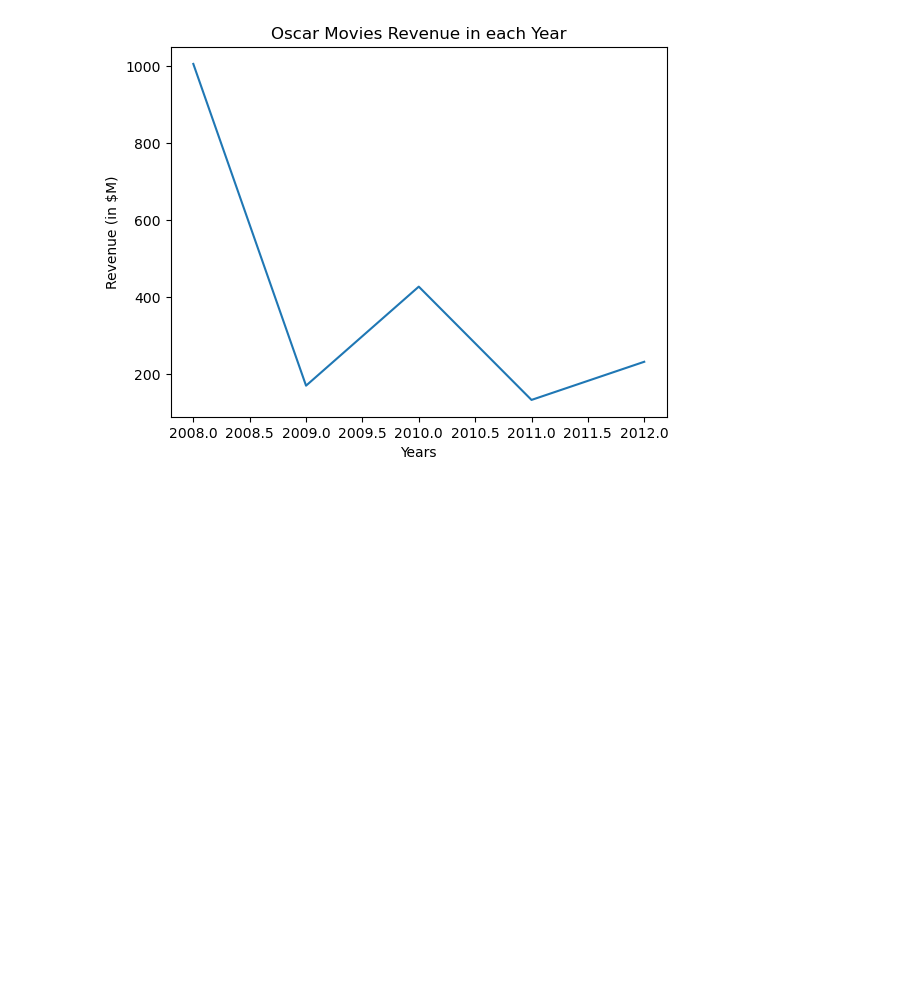
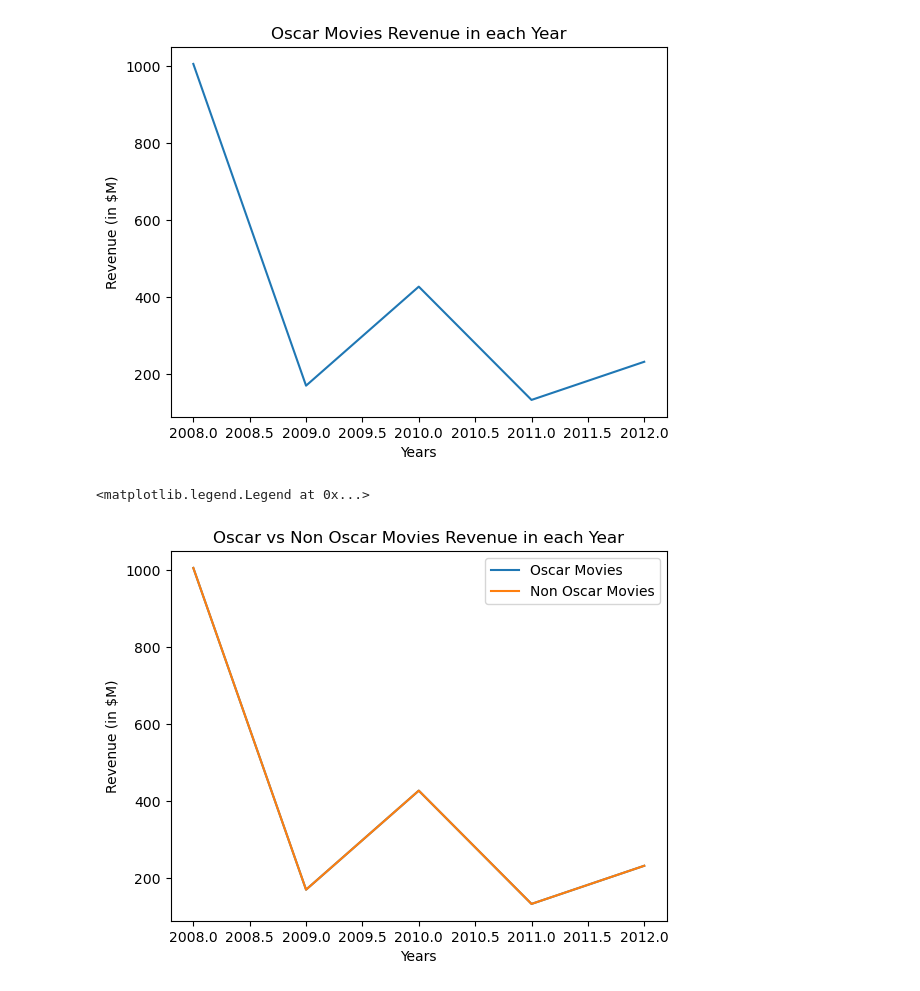
Before and after one commit to SabbirHassanShuvo/Prime-2.0-AIML, a Jupyter notebook: Matplotlib/matplotlib.ipynb, the cells around one changed output. Saved outputs shown, nothing was run; the diff lists cells and outputs as text; code cells hidden in the pictures; blank space fills up the shorter version.

```diff
--- a/Matplotlib/matplotlib.ipynb
+++ b/Matplotlib/matplotlib.ipynb
@@ -33,3 +33,30 @@ plt.ylabel("Revenue (in $M)")
 # %% [output]
 Text(0, 0.5, 'Revenue (in $M)')
 [figure]
+# %%
+#Real data
+
+#Non Oscar Winer Movies
+
+non_oscar_movie =[
+    "The Dark Knight",
+    "The Hurt Locker",
+    "The King's Speech",
+    "The Artist",
+    "Argo"
+]
+
+non_oscar_revenue = [1005, 170, 427, 133, 232] # in $m
+
+#plot
+plt.plot(years, oscar_revenue, label="Oscar Movies")
+plt.plot(years, non_oscar_revenue, label="Non Oscar Movies")
+
+
+plt.title("Oscar vs Non Oscar Movies Revenue in each Year")
+plt.xlabel("Years")
+plt.ylabel("Revenue (in $M)")
+plt.legend()
+# %% [output]
+<matplotlib.legend.Legend at 0x...>
+[figure, added]
```
Also changed, not shown: 2 other files.
